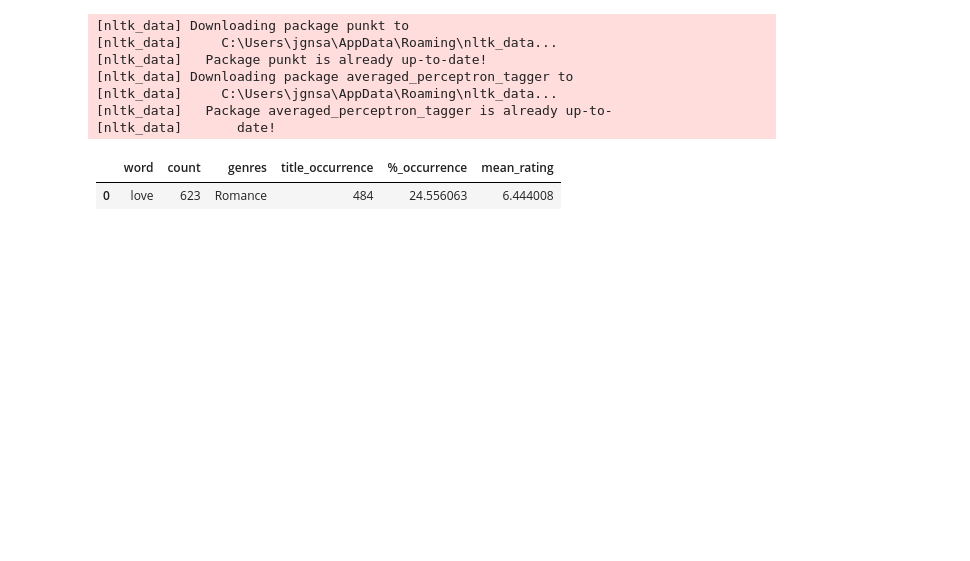
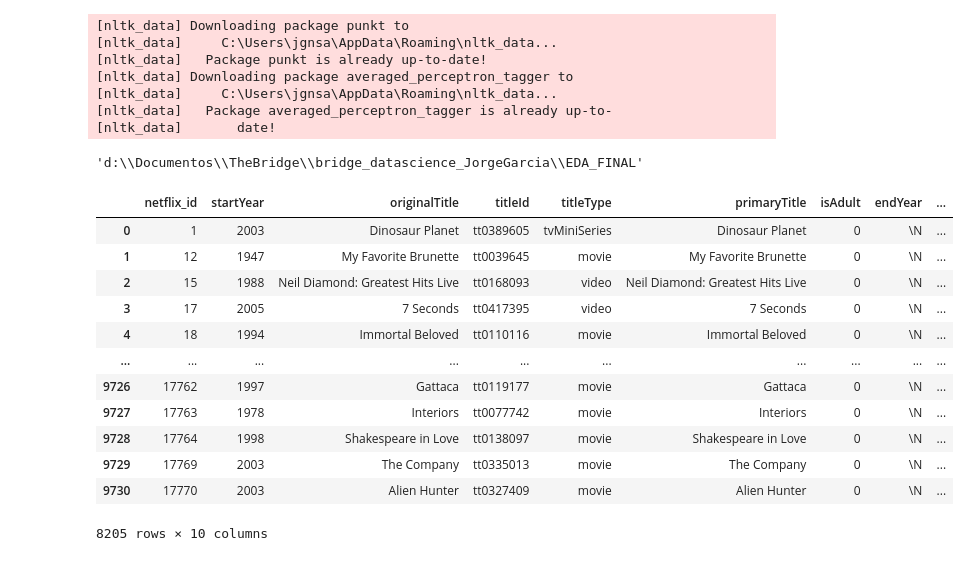
Before and after one commit to Garcipaldis/bridge_datascience_JorgeGarcia, a Jupyter notebook: EDA_FINAL/src/main.ipynb, the cells around one changed output. Saved outputs shown, nothing was run; the diff lists cells and outputs as text; code cells hidden in the pictures; blank space fills up the shorter version.

Commit message:
Finalizado SQL y Comenzado desarrollo main.ipynb

```diff
--- a/EDA_FINAL/src/main.ipynb
+++ b/EDA_FINAL/src/main.ipynb
@@ -24,5 +13,31 @@ wcleaner.expand_df()
-# %%
-wcleaner.search_word_popularity('love', genre='Romance')
-# %% [output]
-|  | word | count | genres | title_occurrence | %_occurrence | mean_rating |
-| 0 | love | 623 | Romance | 484 | 24.556063 | 6.444008 |
+# %%
+rootpath = os.path.dirname(os.getcwd())
+rootpath
+# %% [output]
+'d:\\Documentos\\TheBridge\\bridge_datascience_JorgeGarcia\\EDA_FINAL'
+# %%
+#PATHS
+data_path = rootpath + os.sep + 'data'
+net_raw_path = data_path + os.sep + 'Netflix_raw'
+net_movies_path = net_raw_path + os.sep + 'netflix_movie_titles.csv'
+imdb_path = data_path + os.sep + 'titles.tsv'
+omdb_net_path = data_path + os.sep + 'OMDb_Netflix'
+netid_path = net_raw_path + os.sep + 'Net_Data_ID.csv'
+# %%
+omdb = OmdbCleaner(net_path=net_movies_path, imdb_path=imdb_path, omdb_net_path=omdb_net_path)
+# %%
+omdb.get_imdb_ids(save=True)
+# %% [output]
+|  | netflix_id | startYear | originalTitle | titleId | titleType | primaryTitle | isAdult | endYear | ... |
+| 0 | 1 | 2003 | Dinosaur Planet | tt0389605 | tvMiniSeries | Dinosaur Planet | 0 | \N | ... |
+| 1 | 12 | 1947 | My Favorite Brunette | tt0039645 | movie | My Favorite Brunette | 0 | \N | ... |
+| 2 | 15 | 1988 | Neil Diamond: Greatest Hits Live | tt0168093 | video | Neil Diamond: Greatest Hits Live | 0 | \N | ... |
+| 3 | 17 | 2005 | 7 Seconds | tt0417395 | video | 7 Seconds | 0 | \N | ... |
+| 4 | 18 | 1994 | Immortal Beloved | tt0110116 | movie | Immortal Beloved | 0 | \N | ... |
+| ... | ... | ... | ... | ... | ... | ... | ... | ... | ... |
+| 9726 | 17762 | 1997 | Gattaca | tt0119177 | movie | Gattaca | 0 | \N | ... |
+| 9727 | 17763 | 1978 | Interiors | tt0077742 | movie | Interiors | 0 | \N | ... |
+| 9728 | 17764 | 1998 | Shakespeare in Love | tt0138097 | movie | Shakespeare in Love | 0 | \N | ... |
+| 9729 | 17769 | 2003 | The Company | tt0335013 | movie | The Company | 0 | \N | ... |
+| 9730 | 17770 | 2003 | Alien Hunter | tt0327409 | movie | Alien Hunter | 0 | \N | ... |
+8205 rows × 10 columns
```
Also changed, not shown: parts of 9 cells of this notebook, 8 other files.
